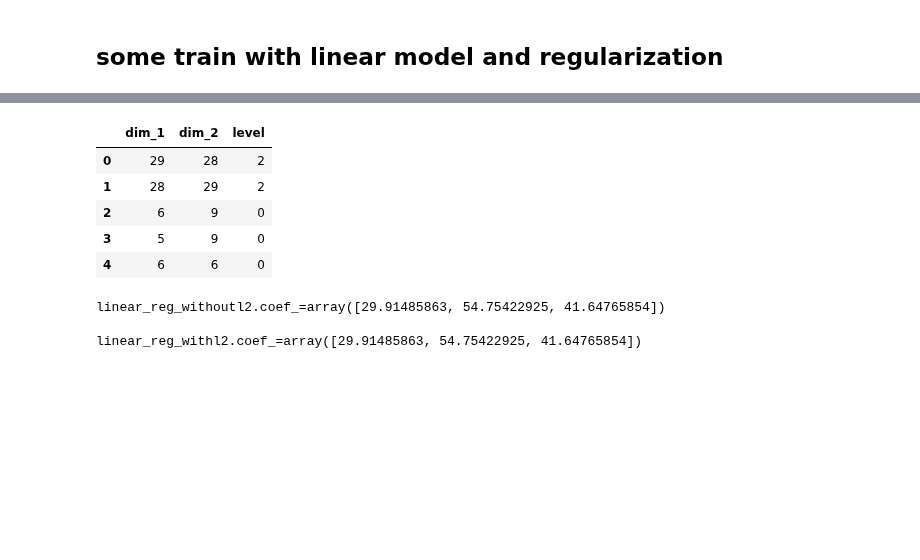
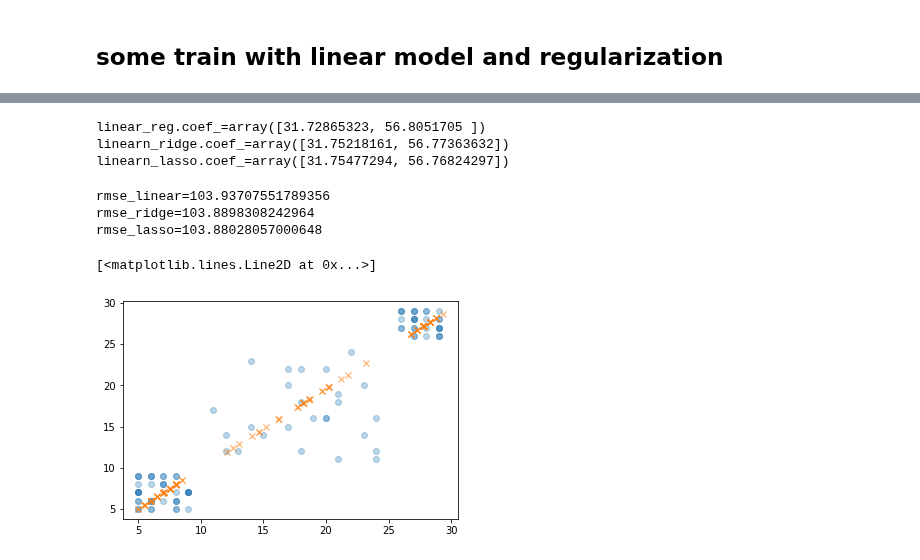
Before and after one commit to Stynic/train_ml_math, a Jupyter notebook: ml/low_level/module_1/notebook_1.ipynb, the cells around one changed output, grey strips where cells are left out. Cells and saved outputs as stored; diff of their text form; code cells hidden in the pictures; blank space fills up the shorter version.

Commit message:
trained with linear models and PCA
trained with linear models and PCA

```diff
--- a/ml/low_level/module_1/notebook_1.ipynb
+++ b/ml/low_level/module_1/notebook_1.ipynb
@@ -511,3 +513,12 @@ from sklearn.metrics import mean_squared_error
 data = pd.read_csv('1.4_houses.csv')
 X = data.drop(columns=['price'])
 y = data['price']
+X['level'].unique()
+X['level'].replace(['basic', 'medium', 'luxury'], [0, 1, 2], inplace=True)
+X = X[['dim_1', 'dim_2']]
+x_train, x_test , y_train, y_test = train_test_split(X, y, random_state=17)
+
+# prices = [100, 200, 300, 500]
+# X = pd.DataFrame({'price':prices})
+# y = pd.Series([1, 2, 3, 5])
+# x_train, x_test , y_train, y_test = train_test_split(X, y, random_state=17)
@@ -520,9 +524,0 @@ X['level'].replace(['basic', 'medium', 'luxury'], [0, 1, 2], inplace=True)
-# %%
-X.head()
-# %% [output]
-|  | dim_1 | dim_2 | level |
-| 0 | 29 | 28 | 2 |
-| 1 | 28 | 29 | 2 |
-| 2 | 6 | 9 | 0 |
-| 3 | 5 | 9 | 0 |
-| 4 | 6 | 6 | 0 |
@@ -534,7 +529,29 @@ linear_reg_withl2 = LinearRegression().fit(x_train, y_train)
 # %%
-print(f'{linear_reg_withoutl2.coef_=}')
-print(f'\n{linear_reg_withl2.coef_=}')
+print(f'{linear_reg.coef_=}')
+print(f'{linearn_ridge.coef_=}')
+print(f'{linearn_lasso.coef_=}')
 # %% [output]
-linear_reg_withoutl2.coef_=array([29.91485863, 54.75422925, 41.64765854])
-
-linear_reg_withl2.coef_=array([29.91485863, 54.75422925, 41.64765854])
+linear_reg.coef_=array([31.72865323, 56.8051705 ])
+linearn_ridge.coef_=array([31.75218161, 56.77363632])
+linearn_lasso.coef_=array([31.75477294, 56.76824297])
+# %%
+rmse_linear = mean_squared_error(y_test, linear_reg.predict(x_test), squared=False)
+rmse_ridge = mean_squared_error(y_test, linearn_ridge.predict(x_test), squared=False)
+rmse_lasso = mean_squared_error(y_test, linearn_lasso.predict(x_test), squared=False)
+print(f'{rmse_linear=}')
+print(f'{rmse_ridge=}')
+print(f'{rmse_lasso=}')
+# %% [output]
+rmse_linear=103.93707551789356
+rmse_ridge=103.8898308242964
+rmse_lasso=103.88028057000648
+# %%
+pca = PCA(n_components=1).fit(X)
+X_pca = pca.transform(X)
+X_new = pca.inverse_transform(X_pca)
+
+plt.plot(X.iloc[:,0], X.iloc[:, 1], 'o', alpha=0.3)
+plt.plot(X_new[:,0], X_new[:, 1], 'x', alpha=0.7)
+# %% [output]
+[<matplotlib.lines.Line2D at 0x...>]
+[figure, added]
```
Also changed, not shown: parts of 6 cells of this notebook.
